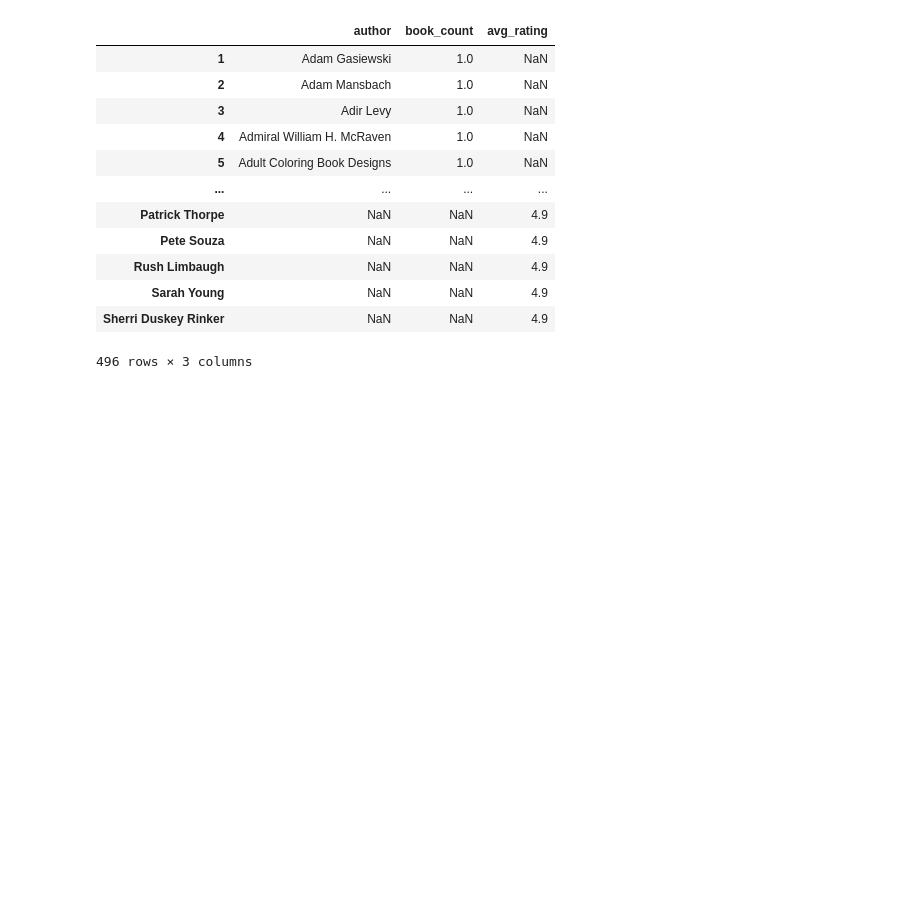
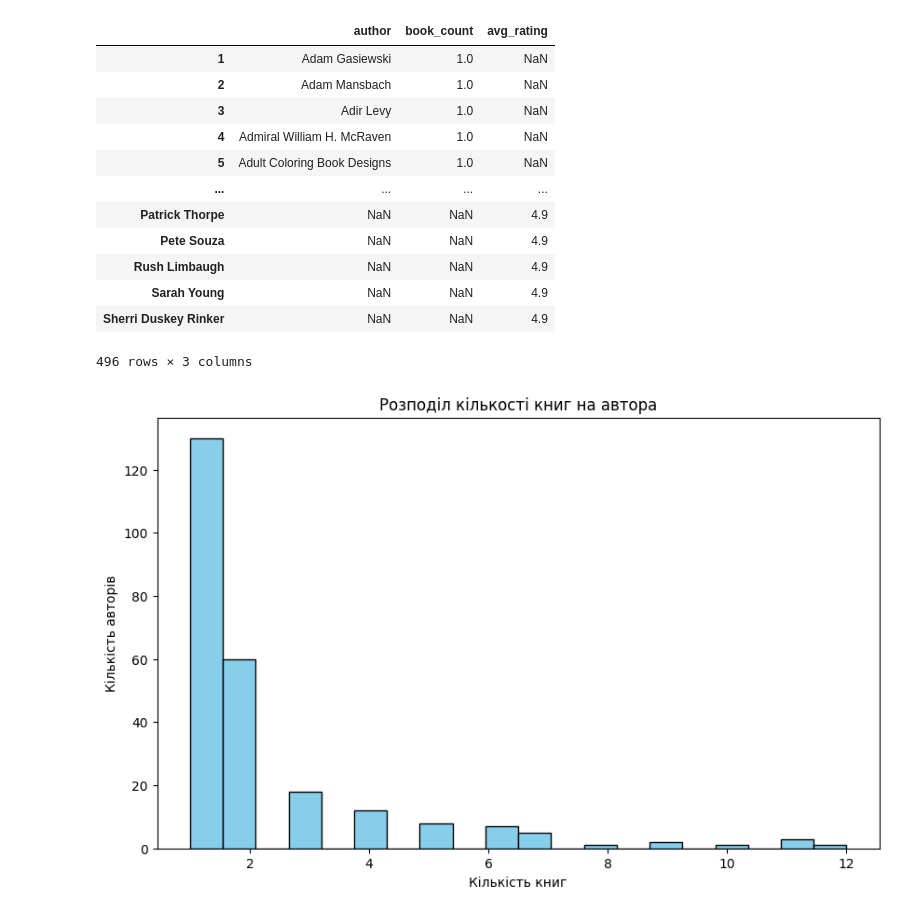
Before and after one commit to DenysLuts/GoIt-2024, a Jupyter notebook: Hw2.3.ipynb, the cells around one changed output. Cells and saved outputs as stored; diff of their text form; code cells hidden in the pictures; blank space fills up the shorter version.

```diff
--- a/Hw2.3.ipynb
+++ b/Hw2.3.ipynb
@@ -275,3 +275,14 @@ sorted_df
 | Sarah Young | NaN | NaN | 4.9 |
 | Sherri Duskey Rinker | NaN | NaN | 4.9 |
 496 rows × 3 columns
+# %%
+# Гістограма кількості книг на автора
+plt.figure(figsize=(10, 6))
+plt.hist(combined_df['book_count'], bins=20, color='skyblue', edgecolor='black')
+plt.title('Розподіл кількості книг на автора')
+plt.xlabel('Кількість книг')
+plt.ylabel('Кількість авторів')
+plt.grid(False)
+plt.show()
+# %% [output]
+[figure, added]
```
Also changed, not shown: parts of 1 cell of this notebook, 2 other files.
